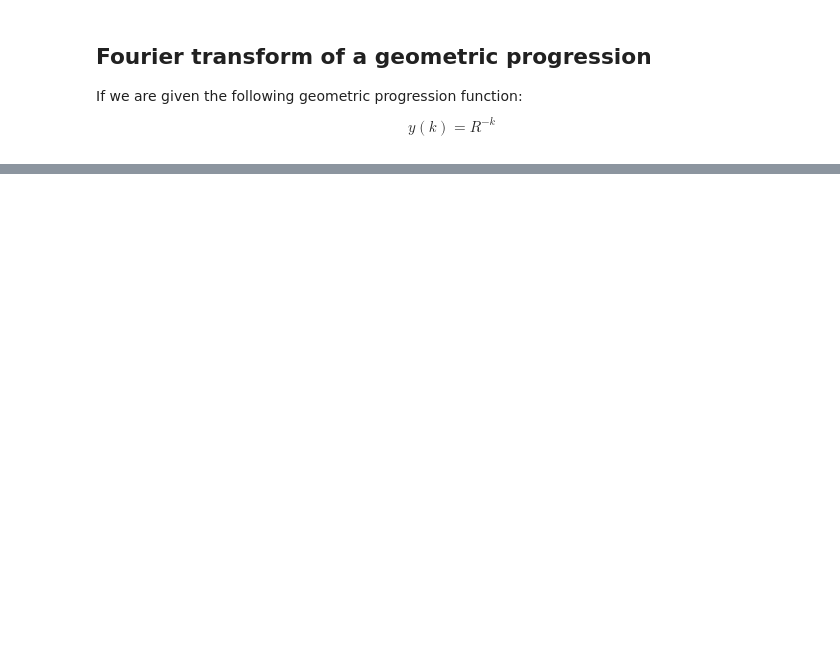
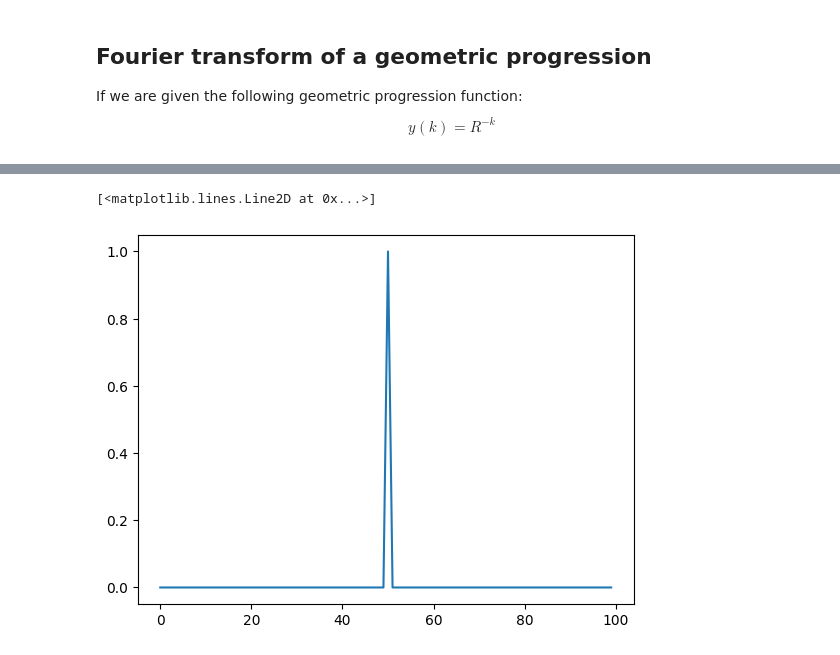
Before and after one commit to DylanReidRamelli/Bachelor-Project-2023, a Jupyter notebook: notebook/fourier_1.ipynb, the cells around one changed output, grey strips where cells are left out. Drawn from its saved outputs; the diff is of its cells as text; code cells hidden in the pictures; blank space fills up the shorter version.

```diff
--- a/notebook/fourier_1.ipynb
+++ b/notebook/fourier_1.ipynb
@@ -73,0 +108,19 @@ ax.plot(y, final_output.real)
+# %%
+# Bomba function
+def f(A):
+    out = np.zeros(len(A))
+    for i in range(0, len(A)):
+        if i == len(A)/2:
+            out[i] = 1
+    return out
+
+N = 100
+y = np.linspace(0,N-1, N)
+f_y = f(y)
+
+fig, ax = plt.subplots()
+
+ax.plot(y,f_y)
+# %% [output]
+[<matplotlib.lines.Line2D at 0x...>]
+[figure, added]
```
Also changed, not shown: parts of 2 cells of this notebook.
